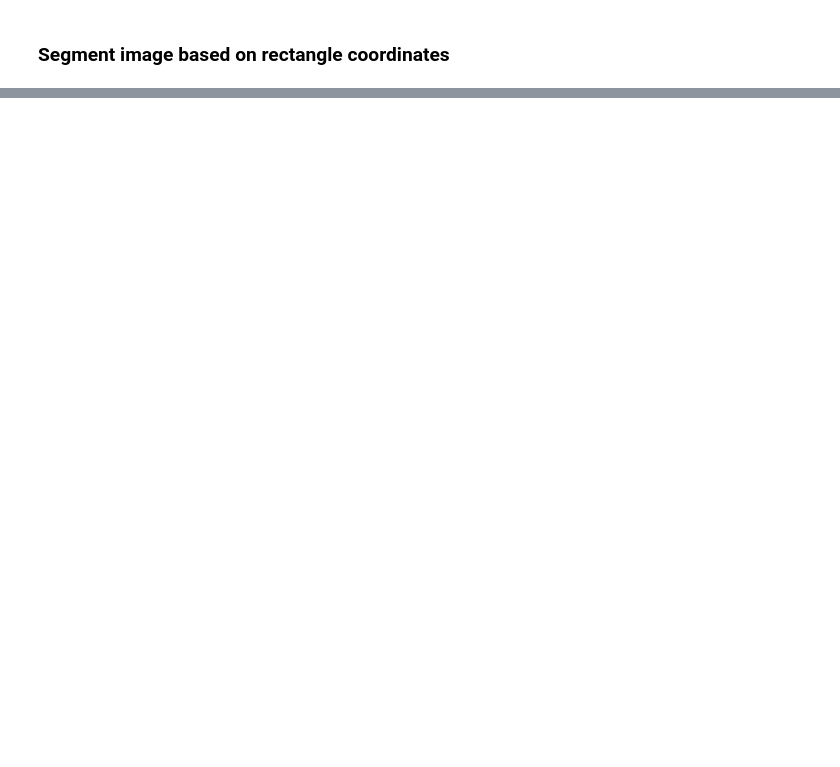
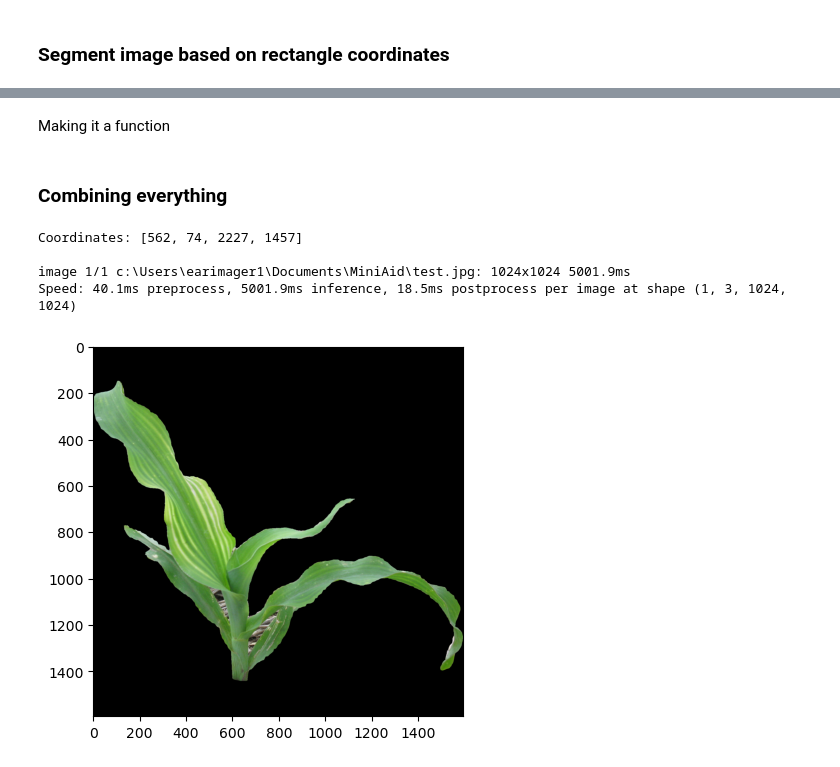
Before and after one commit to GustavoSantiago113/MiniAid, a Jupyter notebook: backgroundFunctions.ipynb, the cells around one changed output, grey strips where cells are left out. Saved outputs shown, nothing was run; the diff lists cells and outputs as text; code cells hidden in the pictures; blank space fills up the shorter version.

Commit message:
Combined both - Drawing and Segmenting

```diff
--- a/backgroundFunctions.ipynb
+++ b/backgroundFunctions.ipynb
@@ -140,0 +135,2 @@ Speed: 73.5ms preprocess, 5615.3ms inference, 17.0ms postprocess per image at sh
+# %% [markdown]
+Making it a function
@@ -140,0 +181,24 @@ Speed: 73.5ms preprocess, 5615.3ms inference, 17.0ms postprocess per image at sh
+# %% [markdown]
+### Combining everything
+# %%
+from ultralytics import SAM
+import numpy as np
+import matplotlib.pyplot as plt
+import cv2
+%matplotlib inline
+
+rect_start = None
+rect_end = None
+drawing = False
+
+source = "test.jpg"
+model = SAM("models/sam2_s.pt")
+
+coordinates = interactive_bbox_selection(source)
+segmenting_image(coordinates, model)
+# %% [output]
+Coordinates: [562, 74, 2227, 1457]
+
+image 1/1 c:\Users\earimager1\Documents\MiniAid\test.jpg: 1024x1024 5001.9ms
+Speed: 40.1ms preprocess, 5001.9ms inference, 18.5ms postprocess per image at shape (1, 3, 1024, 1024)
+[figure, added]
```
Also changed, not shown: parts of 3 cells of this notebook.
